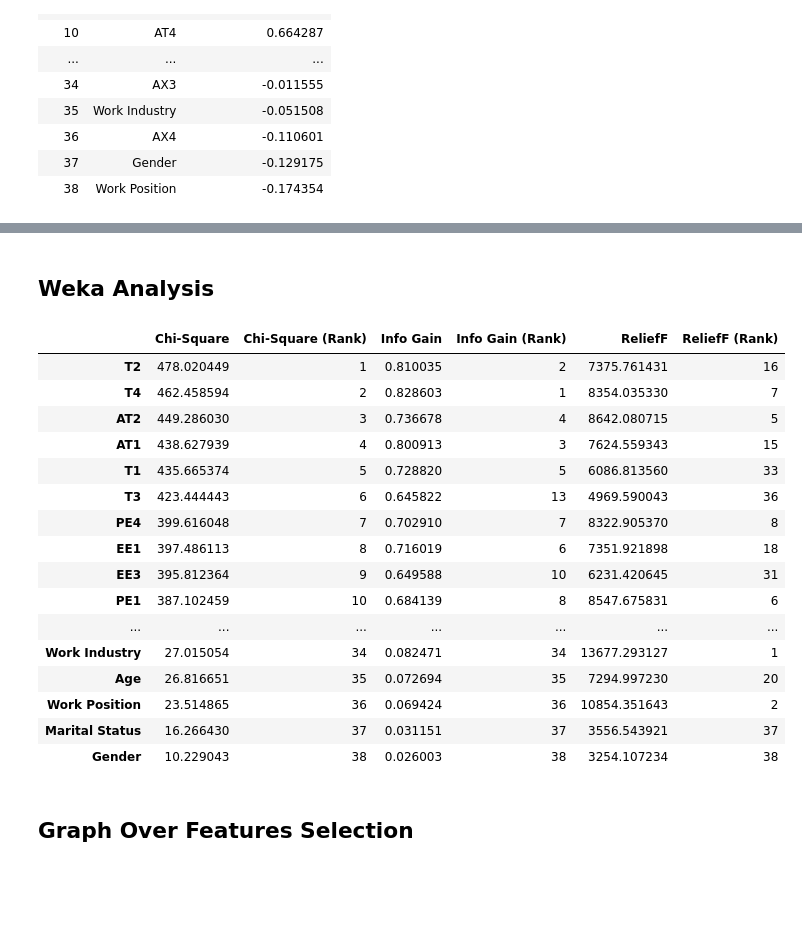
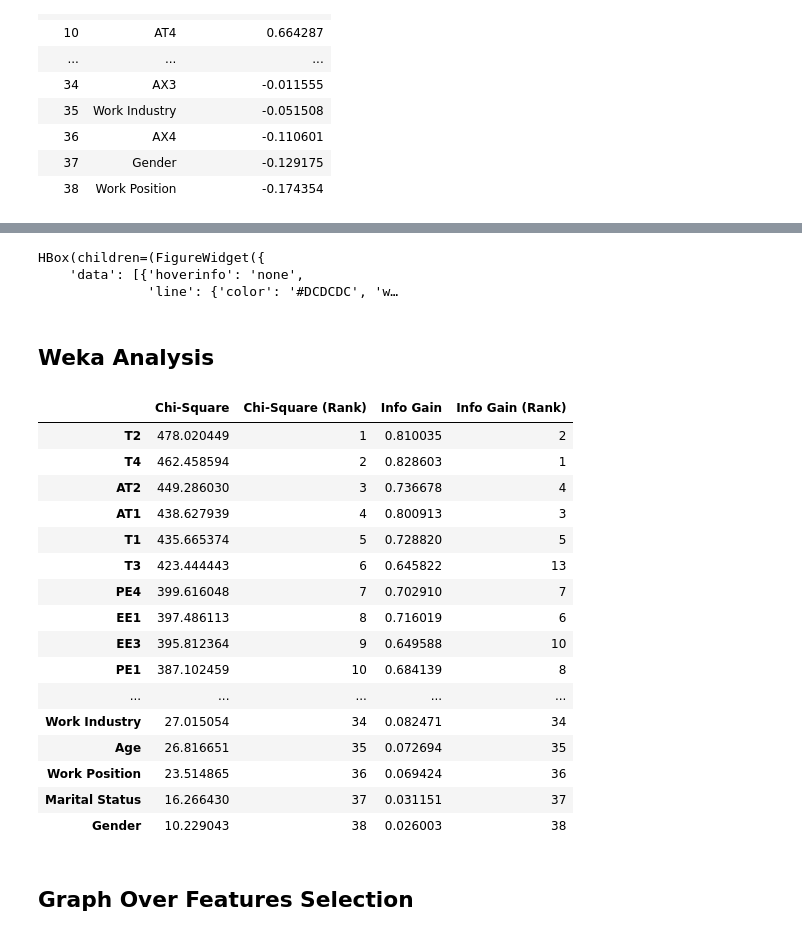
Before and after one commit to Neix20/FYP, a Jupyter notebook: Report Analysis.ipynb, the cells around one changed output, grey strips where cells are left out. Drawn from its saved outputs; the diff is of its cells as text; code cells hidden in the pictures; blank space fills up the shorter version.

Commit message:
Made Changes to Network Graph

```diff
--- a/Report Analysis.ipynb
+++ b/Report Analysis.ipynb
@@ -326,3 +323,17 @@ network_graph(corr_df, "Important Features", 0.75)
+# %%
+# Circular Layout
+cirFig = network_graph(corr_df, "Important Features - Circular Layout", nx.circular_layout, 0.75)
+cirFig.update_layout(layout)
+
+# Fruchterman Layout
+fruFig = network_graph(corr_df, "Important Features - Fruchterman Reingold Layout", nx.fruchterman_reingold_layout, 0.75)
+fruFig.update_layout(layout)
+
+ipw.HBox([go.FigureWidget(cirFig), go.FigureWidget(fruFig)])
+# %% [output]
+HBox(children=(FigureWidget({
+    'data': [{'hoverinfo': 'none',
+              'line': {'color': '#DCDCDC', 'w…
 # %% [markdown]
 ## Weka Analysis
 # %%
@@ -335,54 +346,50 @@ tmp_df = pd.DataFrame()
 chisq_arr = []
 
 prob = 0.95
 
 for col in tmp_X.columns:
     chi_df = pd.crosstab(tmp_X.loc[:, col], tmp_Y)
     stat, p, dof, expected = chi2_contingency(chi_df)
 
     chisq_arr.append(stat)
 
 tmp_df["Chi-Square"] = chisq_arr
 tmp_df["Chi-Square (Rank)"] = [*stats.rankdata(tmp_df["Chi-Square"] * -1).astype(int)]
 
 # Information Gain
 info_gain_arr = []
 
 for col in tmp_X.columns:
     # Information Gain
     val = information_gain(tmp_X.loc[:, col], tmp_Y)
     info_gain_arr.append(val)
 
 tmp_df["Info Gain"] = np.array(info_gain_arr)
 tmp_df["Info Gain (Rank)"] = [*stats.rankdata(tmp_df["Info Gain"] * -1).astype(int)]
 
-# ReliefF Algorithm
-tmp_df["ReliefF"] = reliefF(tmp_X, tmp_Y)
-tmp_df["ReliefF (Rank)"] = [*stats.rankdata(tmp_df["ReliefF"] * -1).astype(int)]
-
 tmp_df.index = tmp_X.columns
 
 tmp_df = tmp_df.sort_values("Chi-Square (Rank)")
 
 tmp_df
 # %% [output]
-|  | Chi-Square | Chi-Square (Rank) | Info Gain | Info Gain (Rank) | ReliefF | ReliefF (Rank) |
-| T2 | 478.020449 | 1 | 0.810035 | 2 | 7375.761431 | 16 |
-| T4 | 462.458594 | 2 | 0.828603 | 1 | 8354.035330 | 7 |
-| AT2 | 449.286030 | 3 | 0.736678 | 4 | 8642.080715 | 5 |
-| AT1 | 438.627939 | 4 | 0.800913 | 3 | 7624.559343 | 15 |
-| T1 | 435.665374 | 5 | 0.728820 | 5 | 6086.813560 | 33 |
-| T3 | 423.444443 | 6 | 0.645822 | 13 | 4969.590043 | 36 |
-| PE4 | 399.616048 | 7 | 0.702910 | 7 | 8322.905370 | 8 |
-| EE1 | 397.486113 | 8 | 0.716019 | 6 | 7351.921898 | 18 |
-| EE3 | 395.812364 | 9 | 0.649588 | 10 | 6231.420645 | 31 |
-| PE1 | 387.102459 | 10 | 0.684139 | 8 | 8547.675831 | 6 |
-| ... | ... | ... | ... | ... | ... | ... |
-| Work Industry | 27.015054 | 34 | 0.082471 | 34 | 13677.293127 | 1 |
-| Age | 26.816651 | 35 | 0.072694 | 35 | 7294.997230 | 20 |
-| Work Position | 23.514865 | 36 | 0.069424 | 36 | 10854.351643 | 2 |
-| Marital Status | 16.266430 | 37 | 0.031151 | 37 | 3556.543921 | 37 |
-| Gender | 10.229043 | 38 | 0.026003 | 38 | 3254.107234 | 38 |
+|  | Chi-Square | Chi-Square (Rank) | Info Gain | Info Gain (Rank) |
+| T2 | 478.020449 | 1 | 0.810035 | 2 |
+| T4 | 462.458594 | 2 | 0.828603 | 1 |
+| AT2 | 449.286030 | 3 | 0.736678 | 4 |
+| AT1 | 438.627939 | 4 | 0.800913 | 3 |
+| T1 | 435.665374 | 5 | 0.728820 | 5 |
+| T3 | 423.444443 | 6 | 0.645822 | 13 |
+| PE4 | 399.616048 | 7 | 0.702910 | 7 |
+| EE1 | 397.486113 | 8 | 0.716019 | 6 |
+| EE3 | 395.812364 | 9 | 0.649588 | 10 |
+| PE1 | 387.102459 | 10 | 0.684139 | 8 |
+| ... | ... | ... | ... | ... |
+| Work Industry | 27.015054 | 34 | 0.082471 | 34 |
+| Age | 26.816651 | 35 | 0.072694 | 35 |
+| Work Position | 23.514865 | 36 | 0.069424 | 36 |
+| Marital Status | 16.266430 | 37 | 0.031151 | 37 |
+| Gender | 10.229043 | 38 | 0.026003 | 38 |
 # %% [markdown]
 ## Graph Over Features Selection
 # %%
```
Also changed, not shown: parts of 14 cells of this notebook, 7 other files.
